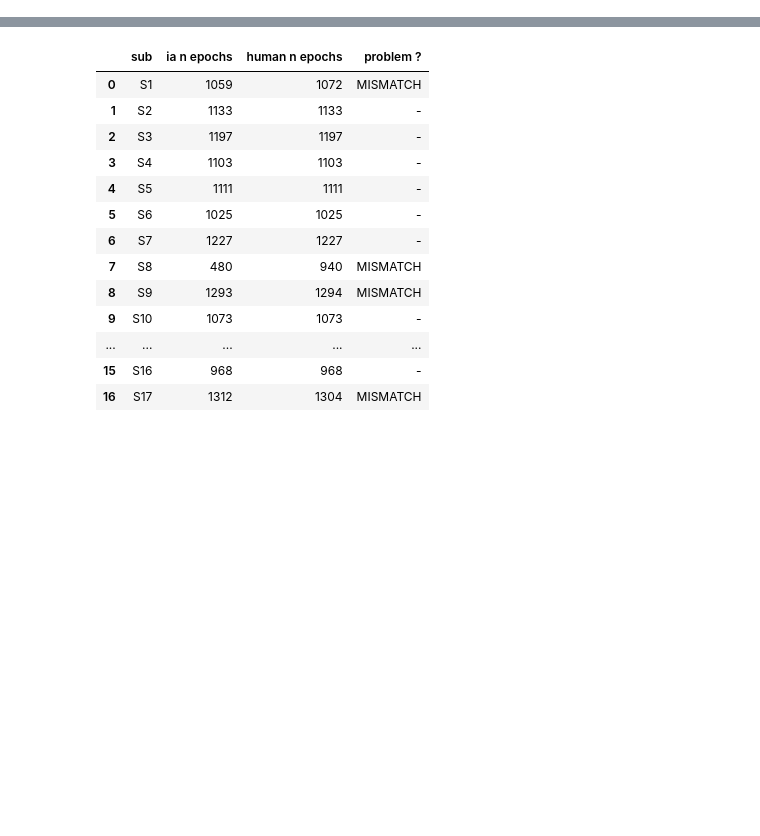
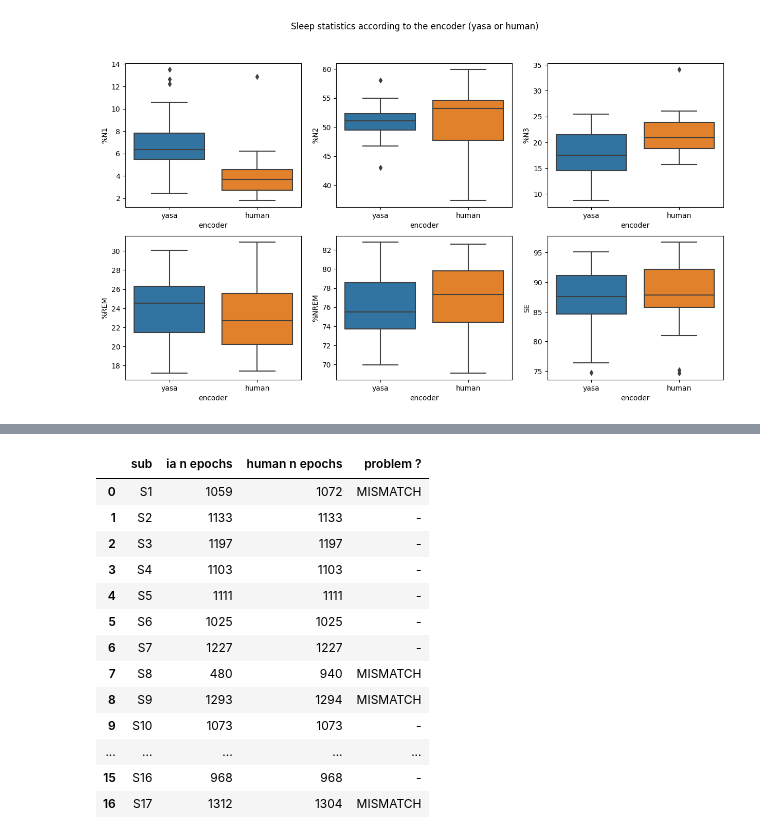
Before and after one commit to ValentinGhibaudo/Sleep_EEG_Respi, a Jupyter notebook: sandbox.ipynb, the cells around one changed output, grey strips where cells are left out. Saved outputs shown, nothing was run; the diff lists cells and outputs as text; code cells hidden in the pictures; blank space fills up the shorter version.

```diff
--- a/sandbox.ipynb
+++ b/sandbox.ipynb
@@ -13,0 +127,7 @@ from params import *
+# %%
+concat = []
+for subject in ['S1','S2','S3','S4','S5','S6','S7','S9','S10','S11','S12','S13','S14','S15','S16','S17','S18','S19','S20']:
+    for encoder in ['yasa','human']:
+        stats = pd.read_excel(f'../subject_characteristics/{subject}_sleep_stats_{encoder}.xlsx', index_col = 0)
+        concat.append(stats)
+stats_all = pd.concat(concat)
@@ -13,0 +155,16 @@ from params import *
+# %%
+cols = ['%N1','%N2','%N3','%REM','%NREM','SE']
+# %%
+nrows = 2
+ncols = 3
+cols_plot = np.array(cols).reshape(nrows,ncols)
+fig, axs = plt.subplots(nrows, ncols, figsize = (15,8))
+fig.suptitle('Sleep statistics according to the encoder (yasa or human)')
+for row in range(nrows) :
+    for col in range(ncols):
+        ax = axs[row, col]
+        # sns.violinplot(data=stats_all, x = 'encoder', y = cols_plot[row,col], ax=ax, inner = 'point', bw = 0.2)
+        sns.boxplot(data=stats_all, x = 'encoder', y = cols_plot[row,col], ax=ax)
+# plt.savefig('../autres/staging_by_encoder_bis')
+# %% [output]
+[figure, added]
```
Also changed, not shown: parts of 94 cells of this notebook, 12 other files.
